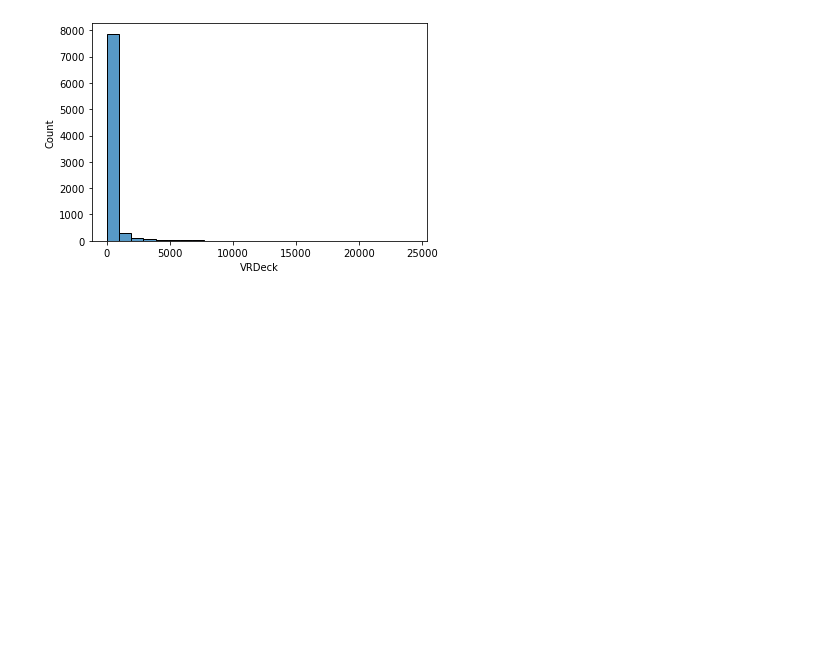
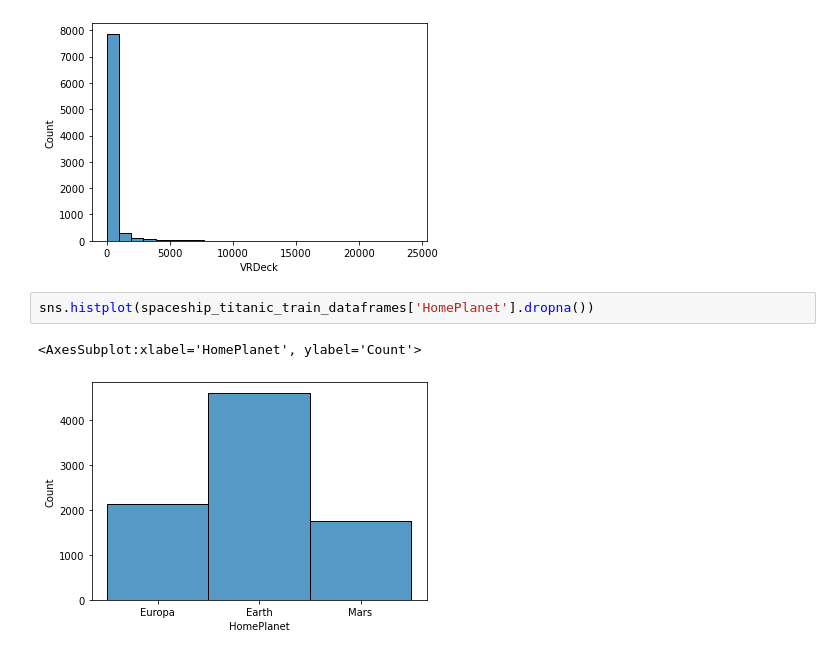
Before and after one commit to babennettdev/ml-notebooks, a Jupyter notebook: src/spaceship-titanic/spaceship_titanic_data_exploration.ipynb, the cells around one changed output. Drawn from its saved outputs; the diff is of its cells as text; blank space fills up the shorter version.

Commit message:
Adding more histograms

```diff
--- a/src/spaceship-titanic/spaceship_titanic_data_exploration.ipynb
+++ b/src/spaceship-titanic/spaceship_titanic_data_exploration.ipynb
@@ -240,3 +240,8 @@ sns.histplot(spaceship_titanic_train_dataframes['VRDeck'].dropna(), bins=vr_deck
 Maximum value is: 24133.0 so number of buckets is 25
 <AxesSubplot:xlabel='VRDeck', ylabel='Count'>
 [figure]
+# %%
+sns.histplot(spaceship_titanic_train_dataframes['HomePlanet'].dropna())
+# %% [output]
+<AxesSubplot:xlabel='HomePlanet', ylabel='Count'>
+[figure, added]
```
Also changed, not shown: parts of 3 cells of this notebook.
